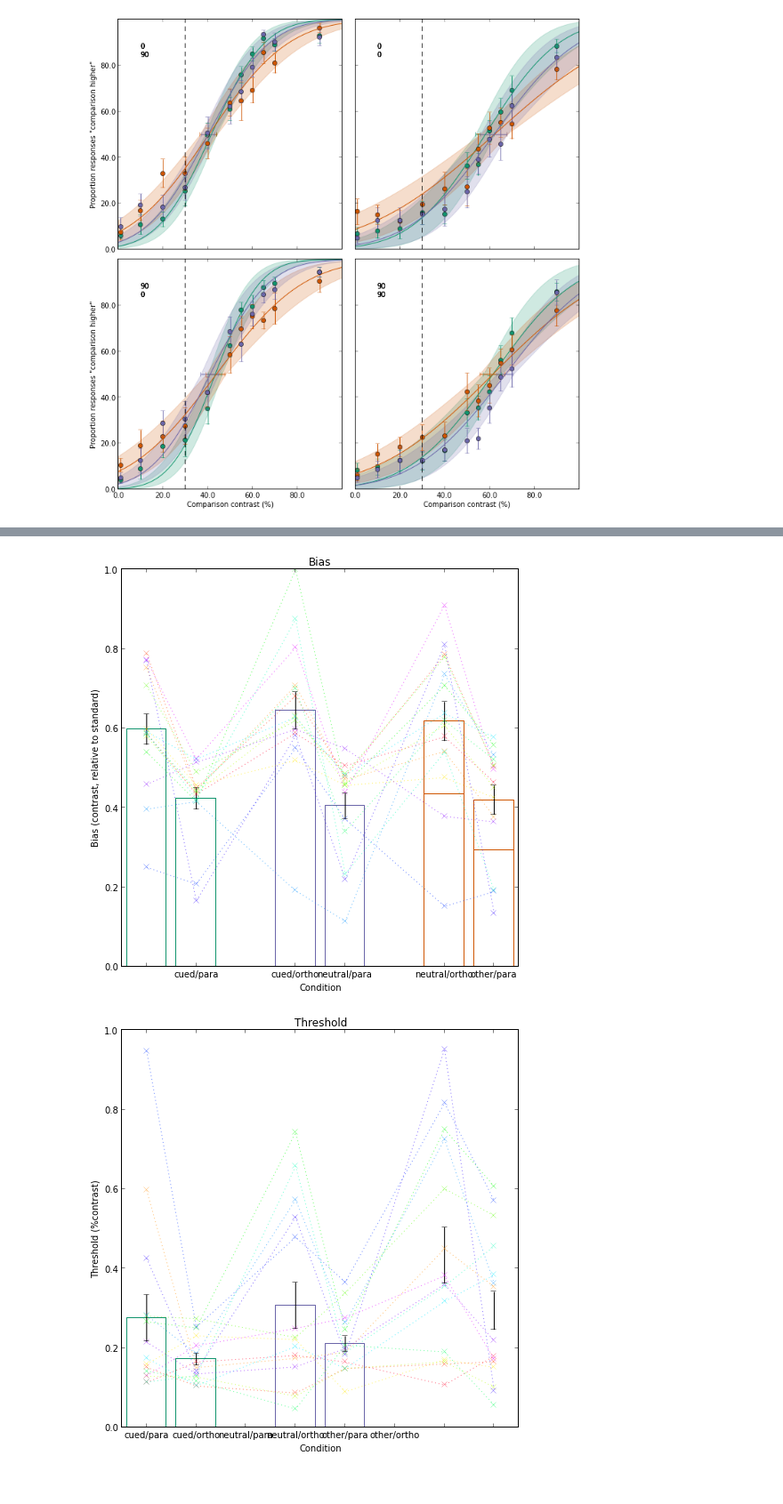
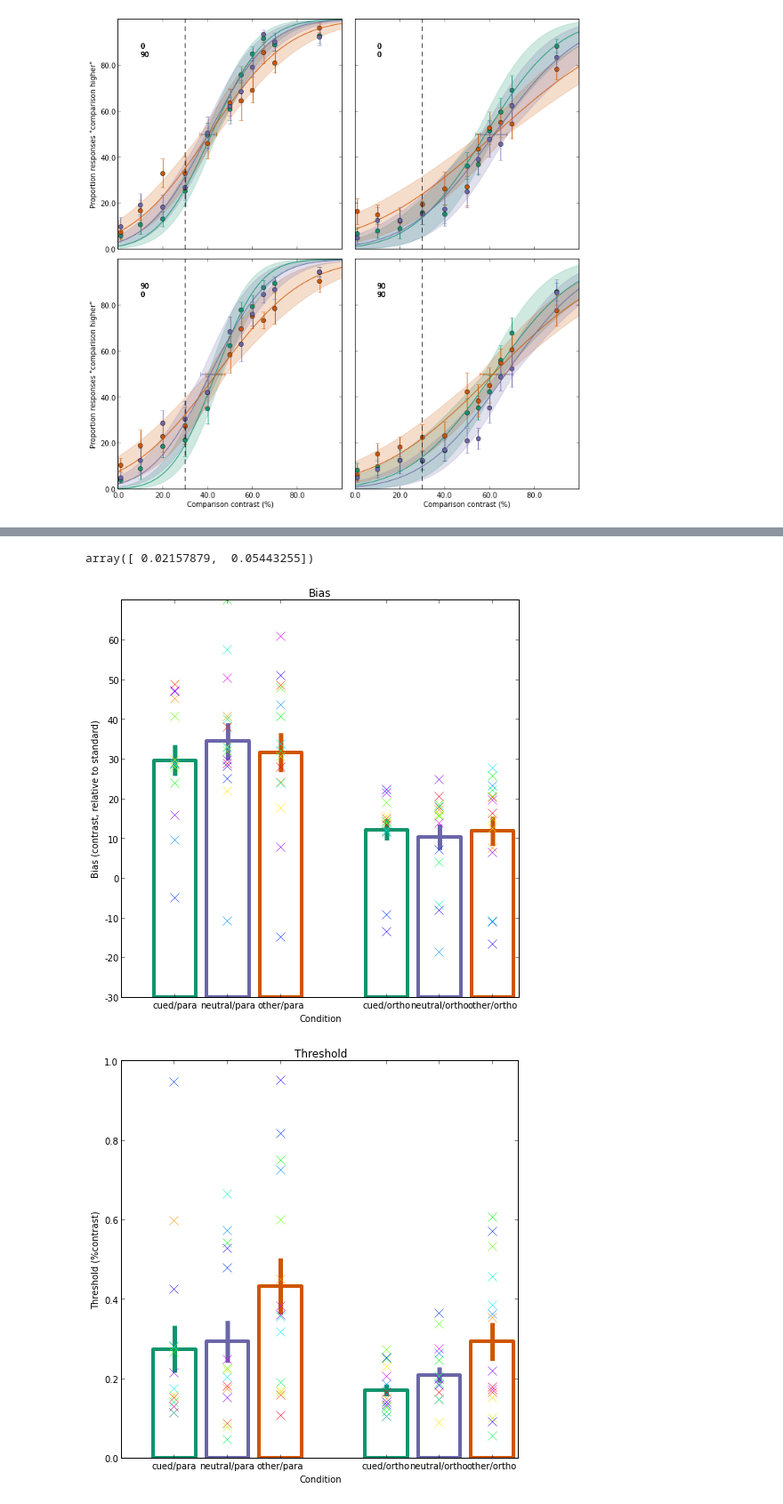
Before and after one commit to arokem/att_ss, a Jupyter notebook: GroupAnalysis.ipynb, the cells around one changed output, grey strips where cells are left out. Shown at 89% size. Saved outputs shown, nothing was run; the diff lists cells and outputs as text; code cells hidden in the pictures.

```diff
--- a/GroupAnalysis.ipynb
+++ b/GroupAnalysis.ipynb
@@ -35,7 +35,7 @@ cue_conds = ['cued', 'other', 'neutral']
 plot_func=tools.cumgauss
 # Should match up with whatever you use for fitting:
 fit_func='cumgauss'
-path_to_files='/Users/arokem/Dropbox/att_ss/Analysis/'
+path_to_files='/Users/arokem/projects/att_ss/data/'
 # We're going to use these colors to mark the different conditions.
 # Made with http://colorbrewer2.org, to be qualitative, color-blind safe and printer-friendly:
 colors = dict(cued=np.array([17, 148, 109])/255.,
@@ -258,7 +258,7 @@ for title_idx, plot_this in enumerate([bias, sens]):
     fig, ax = plt.subplots(2, 3)
     fig.set_tight_layout(True)
     fig.set_size_inches([9,6])
-    fig.suptitle(titles[title_idx])
+    #fig.suptitle(titles[title_idx])
     for ori_idx, ori in enumerate([0,90]):
         for cue_idx, cue_cond in enumerate(this_cue_conds):
             a = ax[ori_idx, cue_idx]
@@ -322,6 +322,10 @@ Quantity: Sensitivity, relative orientation:0 cue condition: other F_(1,14)=4.00
 Quantity: Sensitivity, relative orientation:90 cue condition: cued F_(1,14)=2.409
 Quantity: Sensitivity, relative orientation:90 cue condition: neutral F_(1,14)=2.973
 Quantity: Sensitivity, relative orientation:90 cue condition: other F_(1,14)=6.144
+# %%
+np.var(table,1)
+# %% [output]
+array([ 0.02157879,  0.05443255])
 # %%
 # Plot the mean and single-subject data for each condition (now averaging over horizontal/vertical center)
 
@@ -335,7 +339,7 @@ ax_sens = fig_sens.add_subplot(111)
 cond_bias = [[],[],[],[],[],[]]
 cond_sens = [[],[],[],[],[],[]]
 
-x = [0,1, 3,4, 6,7]
+x = [0,4, 1,5, 2,6]
 for sub_idx in range(n_subjects):
     ii = 0
     sub_bias = []
@@ -350,52 +354,68 @@ for sub_idx in range(n_subjects):
             cond_sens[ii].append(this_sens)
             ii += 1
 
-    ax_bias.plot(x, sub_bias, 'x:', color=sub_colors[sub_idx], alpha=0.5)
-    ax_sens.plot(x, sub_sens, 'x:', color=sub_colors[sub_idx], alpha=0.5)
+    ax_bias.plot(x, sub_bias, 'x', color=sub_colors[sub_idx], markersize=10)
+    ax_sens.plot(x, sub_sens, 'x', color=sub_colors[sub_idx], markersize=10)
 
 
-mean_bias = np.mean(cond_bias,-1)
-ax_bias.bar(np.array(x[:2])-0.4, mean_bias[:2], edgecolor=colors[this_cue_conds[0]], color=[0,0,0,0])#, marker='o', markersize=10)
-ax_bias.bar(np.array(x[2:4])-0.4, mean_bias[2:4], edgecolor=colors[this_cue_conds[1]], color=[0,0,0,0])#, marker='o', markersize=10)
-ax_bias.bar(np.array(x[4:])-0.4, mean_bias[4:], edgecolor=colors[this_cue_conds[2]], color=[0,0,0,0])#, marker='o', markersize=10)
+mean_bias = np.mean(cond_bias, -1)
+sem_bias = stats.sem(cond_bias, -1)
 
-ax_bias.errorbar(x, np.mean(cond_bias,-1), yerr=stats.sem(cond_bias, -1), linestyle='none', color='k')
-ax_bias.set_xlim([-0.5,7.5])
+ax_bias.bar(np.array(x[:2])-0.4, mean_bias[:2], edgecolor=colors[this_cue_conds[0]], color=[0,0,0,0], yerr=sem_bias[:2], linewidth=4,
+            error_kw=dict(capsize=0, linewidth=5, ecolor=colors[this_cue_conds[0]]))#, marker='o', markersize=10)
+ax_bias.bar(np.array(x[2:4])-0.4, mean_bias[2:4], edgecolor=colors[this_cue_conds[1]], color=[0,0,0,0], yerr=sem_bias[2:4], linewidth=4,
+            error_kw=dict(capsize=0, linewidth=5, ecolor=colors[this_cue_conds[1]]))#, marker='o', markersize=10)
+ax_bias.bar(np.array(x[4:])-0.4, mean_bias[4:], edgecolor=colors[this_cue_conds[2]], color=[0,0,0,0], yerr=sem_bias[4:], linewidth=4,
+            error_kw=dict(capsize=0, linewidth=5, ecolor=colors[this_cue_conds[2]]))#, marker='o', markersize=10)
+
+#ax_bias.errorbar(x, np.mean(cond_bias,-1), yerr=stats.sem(cond_bias, -1), linestyle='none', color='k')
+
+ax_bias.set_xlim([-1.0,6.5])
 ax_bias.set_title('Bias')
 ax_bias.set_xlabel('Condition')
 ax_bias.set_ylabel('Bias (contrast, relative to standard)')
 
 ax_bias.set_xticks(x)
-ax_bias.set_xticklabels(['', '%s/para'%this_cue_conds[0],
+ax_bias.set_xticklabels(['%s/para'%this_cue_conds[0],
                          '%s/ortho'%this_cue_conds[0],
                          '%s/para'%this_cue_conds[1],
                          '%s/ortho'%this_cue_conds[1],
                          '%s/para'%this_cue_conds[2],
-                         '%s/ortho'%this_cue_conds[2],''])
+                         '%s/ortho'%this_cue_conds[2]])
+
+yticker = np.arange(0,1.0,0.1)
+ax_bias.set_yticks(yticker)
+ax_bias.set_yticklabels(['%s'%int(thistick*100-30) for thistick in yticker])
 
 mean_sens = np.mean(cond_sens,-1)
-ax_sens.bar(np.array(x[:2])-0.4, mean_sens[:2], edgecolor=colors[this_cue_conds[0]], color=[0,0,0,0])#, marker='o', markersize=10)
-ax_sens.bar(np.array(x[2:4])-0.4, mean_sens[2:4], edgecolor=colors[this_cue_conds[1]], color=[0,0,0,0])#, marker='o', markersize=10)
-ax_bias.bar(np.array(x[4:])-0.4, mean_sens[4:], edgecolor=colors[this_cue_conds[2]], color=[0,0,0,0])#, marker='o', markersize=10)
+sem_sens = stats.sem(cond_sens, -1)
 
-ax_sens.errorbar(x, np.mean(cond_sens,-1), yerr=stats.sem(cond_sens, -1), linestyle='none', color='k')
-ax_sens.set_xlim([-0.1,5.1])
-ax_sens.set_xlabel('Condition')
+ax_sens.bar(np.array(x[:2])-0.4, mean_sens[:2], edgecolor=colors[this_cue_conds[0]], color=[0,0,0,0], yerr=sem_sens[:2], linewidth=4,
+            error_kw=dict(capsize=0, linewidth=5, ecolor=colors[this_cue_conds[0]]))#, marker='o', markersize=10)
 
-ax_sens.set_xticklabels(['', '%s/para'%this_cue_conds[0],
+ax_sens.bar(np.array(x[2:4])-0.4, mean_sens[2:4], edgecolor=colors[this_cue_conds[1]], color=[0,0,0,0], yerr=sem_sens[2:4], linewidth=4,
+            error_kw=dict(capsize=0, linewidth=5, ecolor=colors[this_cue_conds[1]]))#, marker='o', markersize=10)
+
+ax_sens.bar(np.array(x[4:])-0.4, mean_sens[4:], edgecolor=colors[this_cue_conds[2]], color=[0,0,0,0], yerr=sem_sens[4:], linewidth=4,
+            error_kw=dict(capsize=0, linewidth=5, ecolor=colors[this_cue_conds[2]]))#, marker='o', markersize=10)
+
+#ax_sens.errorbar(x, np.mean(cond_sens,-1), yerr=stats.sem(cond_sens, -1), linestyle='none', color='k')
+
+ax_sens.set_xticks(x)
+ax_sens.set_xticklabels(['%s/para'%this_cue_conds[0],
                          '%s/ortho'%this_cue_conds[0],
                          '%s/para'%this_cue_conds[1],
                          '%s/ortho'%this_cue_conds[1],
                          '%s/para'%this_cue_conds[2],
-                         '%s/ortho'%this_cue_conds[2],''])
+                         '%s/ortho'%this_cue_conds[2]])
 
-ax_sens.set_xlim([-0.5,7.5])
+ax_sens.set_xlim([-1.0,6.5])
 ax_sens.set_xlabel('Condition')
 ax_sens.set_ylabel(r'Threshold (%contrast)')
 ax_sens.set_title('Threshold')
 
 fig_bias.savefig(path_to_files + 'figures/bias.svg')
 fig_sens.savefig(path_to_files + 'figures/threshold.svg')
 # %% [output]
-[figure, old version]
+[figure, new version]
-[figure, old version]
+[figure, new version]
```
Also changed, not shown: parts of 20 cells of this notebook, 3 other files.
